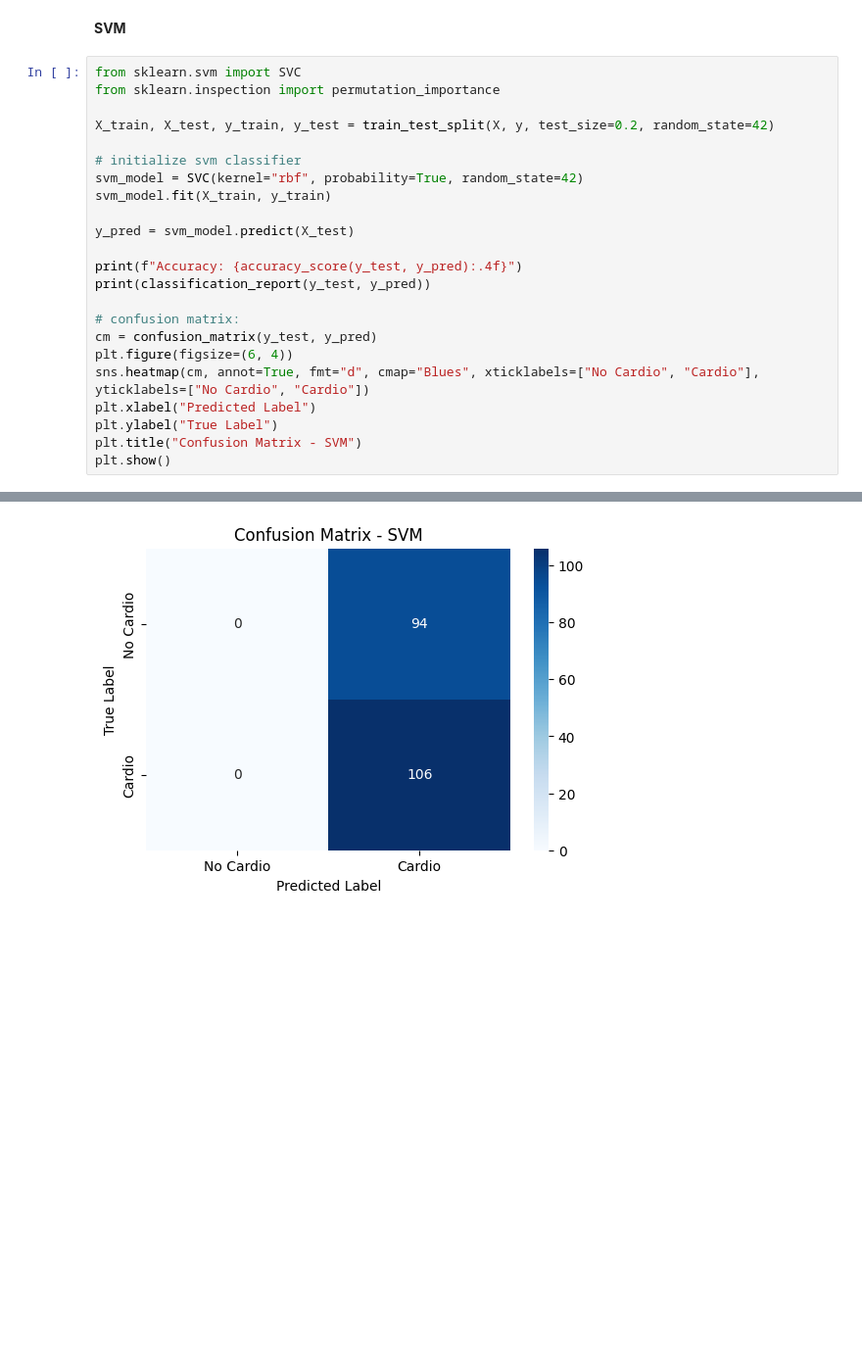
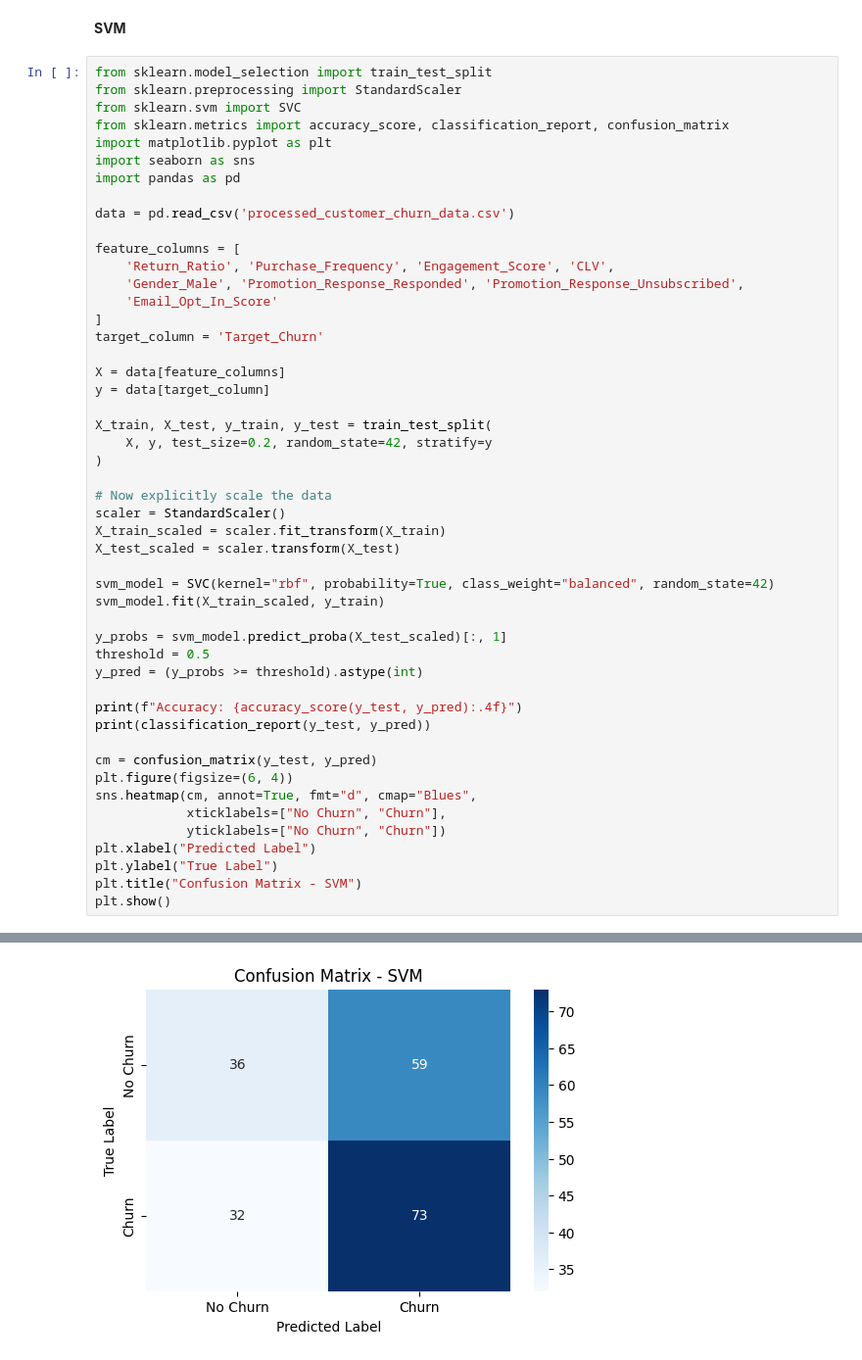
Before and after one commit to mehalyna/nlp-fuzzy, a Jupyter notebook: src/churn-bo.ipynb, the cells around one changed output, grey strips where cells are left out. Shown: that part at 98% size. Saved outputs shown, nothing was run; the diff lists cells and outputs as text; blank space fills up the shorter version.

```diff
--- a/src/churn-bo.ipynb
+++ b/src/churn-bo.ipynb
@@ -393,24 +393,50 @@ weighted avg       0.56      0.56      0.55       200
 # %% [markdown]
 **SVM**
 # %%
+from sklearn.model_selection import train_test_split
+from sklearn.preprocessing import StandardScaler
 from sklearn.svm import SVC
-from sklearn.inspection import permutation_importance
+from sklearn.metrics import accuracy_score, classification_report, confusion_matrix
+import matplotlib.pyplot as plt
+import seaborn as sns
+import pandas as pd
 
-X_train, X_test, y_train, y_test = train_test_split(X, y, test_size=0.2, random_state=42)
+data = pd.read_csv('processed_customer_churn_data.csv')
 
-# initialize svm classifier
-svm_model = SVC(kernel="rbf", probability=True, random_state=42)
-svm_model.fit(X_train, y_train)
+feature_columns = [
+    'Return_Ratio', 'Purchase_Frequency', 'Engagement_Score', 'CLV',
+    'Gender_Male', 'Promotion_Response_Responded', 'Promotion_Response_Unsubscribed',
+    'Email_Opt_In_Score'
+]
+target_column = 'Target_Churn'
 
-y_pred = svm_model.predict(X_test)
+X = data[feature_columns]
+y = data[target_column]
+
+X_train, X_test, y_train, y_test = train_test_split(
+    X, y, test_size=0.2, random_state=42, stratify=y
+)
+
+# Now explicitly scale the data
+scaler = StandardScaler()
+X_train_scaled = scaler.fit_transform(X_train)
+X_test_scaled = scaler.transform(X_test)
+
+svm_model = SVC(kernel="rbf", probability=True, class_weight="balanced", random_state=42)
+svm_model.fit(X_train_scaled, y_train)
+
+y_probs = svm_model.predict_proba(X_test_scaled)[:, 1]
+threshold = 0.5
+y_pred = (y_probs >= threshold).astype(int)
 
 print(f"Accuracy: {accuracy_score(y_test, y_pred):.4f}")
 print(classification_report(y_test, y_pred))
 
-# confusion matrix:
 cm = confusion_matrix(y_test, y_pred)
 plt.figure(figsize=(6, 4))
-sns.heatmap(cm, annot=True, fmt="d", cmap="Blues", xticklabels=["No Cardio", "Cardio"], yticklabels=["No Cardio", "Cardio"])
+sns.heatmap(cm, annot=True, fmt="d", cmap="Blues",
+            xticklabels=["No Churn", "Churn"],
+            yticklabels=["No Churn", "Churn"])
 plt.xlabel("Predicted Label")
 plt.ylabel("True Label")
 plt.title("Confusion Matrix - SVM")
@@ -428 +454 @@ weighted avg       0.28      0.53      0.37       200
-[figure, old version]
+[figure, new version]
```
Also changed, not shown: parts of 2 cells of this notebook.
